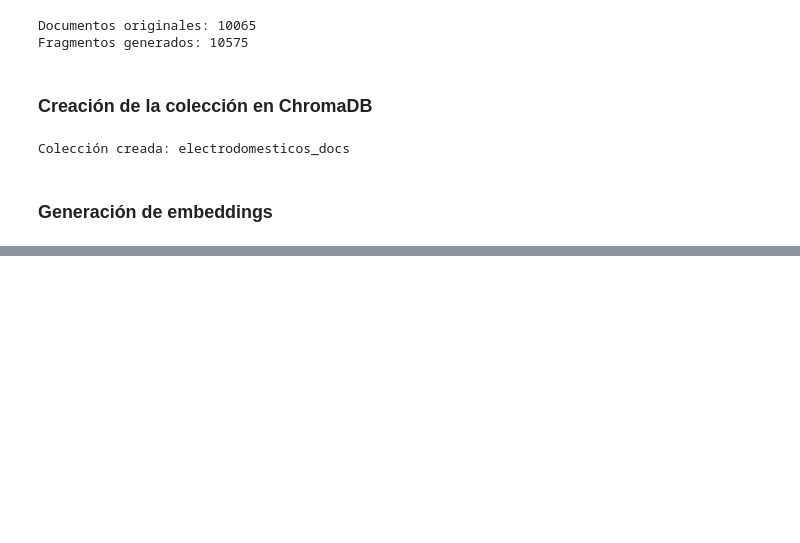
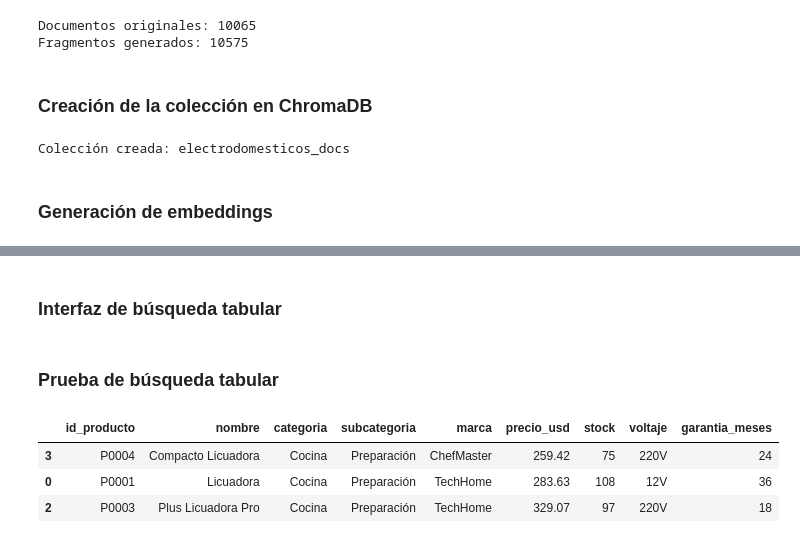
Before and after one commit to ZahirJacob/TP_Final_NLP_ZahirJacob, a Jupyter notebook: TP_NLP_ZAHIR_JACOB.ipynb, the cells around one changed output, grey strips where cells are left out. Cells and saved outputs as stored; diff of their text form; code cells hidden in the pictures; blank space fills up the shorter version.

```diff
--- a/TP_NLP_ZAHIR_JACOB.ipynb
+++ b/TP_NLP_ZAHIR_JACOB.ipynb
@@ -369,0 +514,2 @@ KeyboardInterrupt:
+# %% [markdown]
+### Interfaz de búsqueda tabular
@@ -369,0 +577,22 @@ KeyboardInterrupt:
+# %% [markdown]
+### Prueba de búsqueda tabular
+# %%
+# Ejemplo de filtros ya estructurados.
+# Más adelante estos filtros serán generados por el modelo local.
+
+filtros_prueba = {
+    "nombre_contiene": "licuadora",
+    "precio_max": 400,
+    "stock_min": 1,
+    "ordenar_por": "precio_usd",
+    "ascendente": True
+}
+
+resultado_tabular = buscar_productos_tabular(filtros_prueba, top_k=10)
+
+display(resultado_tabular)
+# %% [output]
+|  | id_producto | nombre | categoria | subcategoria | marca | precio_usd | stock | voltaje | garantia_meses |
+| 3 | P0004 | Compacto Licuadora | Cocina | Preparación | ChefMaster | 259.42 | 75 | 220V | 24 |
+| 0 | P0001 | Licuadora | Cocina | Preparación | TechHome | 283.63 | 108 | 12V | 36 |
+| 2 | P0003 | Plus Licuadora Pro | Cocina | Preparación | TechHome | 329.07 | 97 | 220V | 18 |
```
Also changed, not shown: parts of 30 cells of this notebook.
